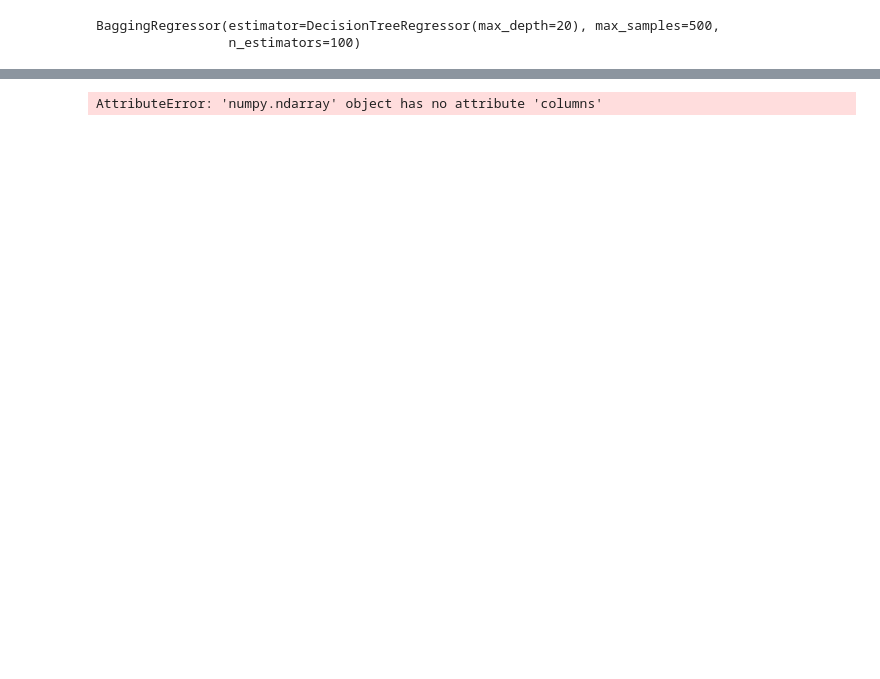
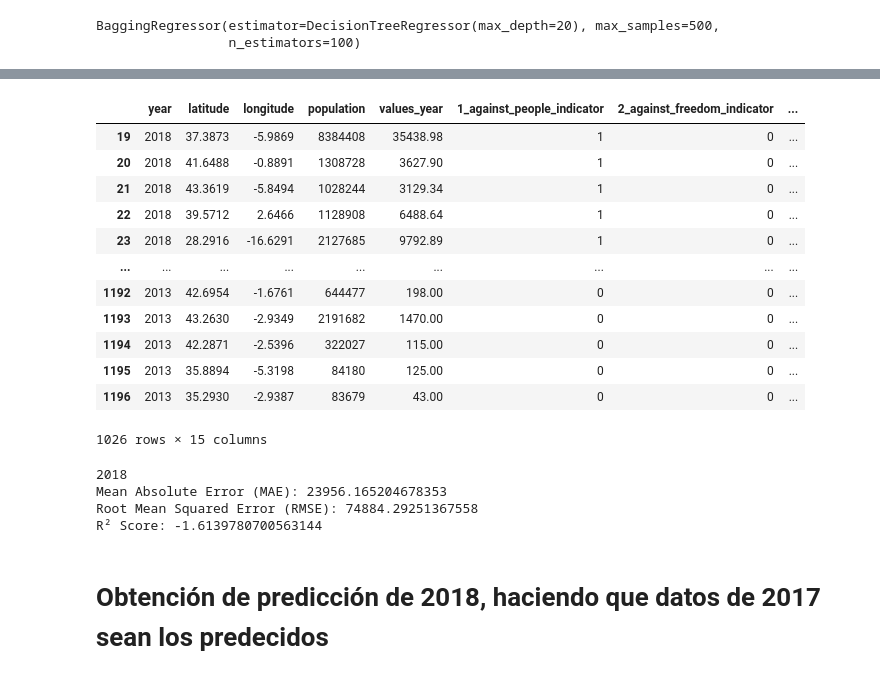
Before and after one commit to ivanalonsom/Project6, a Jupyter notebook: main.ipynb, the cells around one changed output, grey strips where cells are left out. Saved outputs shown, nothing was run; the diff lists cells and outputs as text; code cells hidden in the pictures; blank space fills up the shorter version.

```diff
--- a/main.ipynb
+++ b/main.ipynb
@@ -393,0 +179,59 @@ df_nuevo
+# %%
+df_2010_2018
+# %% [output]
+|  | year | latitude | longitude | population | values_year | 1_against_people_indicator | 2_against_freedom_indicator | ... |
+| 19 | 2018 | 37.3873 | -5.9869 | 8384408 | 35438.98 | 1 | 0 | ... |
+| 20 | 2018 | 41.6488 | -0.8891 | 1308728 | 3627.90 | 1 | 0 | ... |
+| 21 | 2018 | 43.3619 | -5.8494 | 1028244 | 3129.34 | 1 | 0 | ... |
+| 22 | 2018 | 39.5712 | 2.6466 | 1128908 | 6488.64 | 1 | 0 | ... |
+| 23 | 2018 | 28.2916 | -16.6291 | 2127685 | 9792.89 | 1 | 0 | ... |
+| ... | ... | ... | ... | ... | ... | ... | ... | ... |
+| 1192 | 2013 | 42.6954 | -1.6761 | 644477 | 198.00 | 0 | 0 | ... |
+| 1193 | 2013 | 43.2630 | -2.9349 | 2191682 | 1470.00 | 0 | 0 | ... |
+| 1194 | 2013 | 42.2871 | -2.5396 | 322027 | 115.00 | 0 | 0 | ... |
+| 1195 | 2013 | 35.8894 | -5.3198 | 84180 | 125.00 | 0 | 0 | ... |
+| 1196 | 2013 | 35.2930 | -2.9387 | 83679 | 43.00 | 0 | 0 | ... |
+1026 rows × 15 columns
+# %%
+future_years = [2018]
+
+features_nn = [
+    'year','latitude', 'longitude', 'population',
+    '1_against_people_indicator', '2_against_freedom_indicator',
+    '3_sexual_freedom_indicator', '4_family_relationships_indicator',
+    '5_property_crimes_indicator', '6_collective_security_indicator',
+    '7_forgeries_indicator', '8_public_administration_indicator',
+    '9_justice_administration_indicator', 'value_year_PCA'
+    ]
+
+df_try_1 = df_total_values_201017.copy()
+
+for year in future_years:
+    X_year = df_try_1[df_try_1['year'] == year - 1][features_nn]
+
+    y_pred_year = bagging_reg_norm.predict(X_year)
+
+    new_year_df = df_try_1[df_try_1['year']==year-1].copy()
+    new_year_df['year'] = year
+    new_year_df['values_year'] = y_pred_year
+
+    df_try_1 = pd.concat([df_try_1, new_year_df], ignore_index=True)
+
+    y_year = df_total_values_201819[df_total_values_201819['year'] == year]['values_year']
+
+    if not y_year.empty:
+        mae = mean_absolute_error(y_year, y_pred_year)
+        rmse = root_mean_squared_error(y_year, y_pred_year)
+        r2 = r2_score(y_year, y_pred_year)
+
+        print(f"{year}")
+        print(f"Mean Absolute Error (MAE): {mae}")
+        print(f"Root Mean Squared Error (RMSE): {rmse}")
+        print(f"R² Score: {r2}")
+# %% [output]
+2018
+Mean Absolute Error (MAE): 23956.165204678353
+Root Mean Squared Error (RMSE): 74884.29251367558
+R² Score: -1.6139780700563144
+# %% [markdown]
+# Obtención de predicción de 2018, haciendo que datos de 2017 sean los predecidos
@@ -404,10 +250,9 @@ X_train_norm_201017 = normalizer.fit_transform(X_train_201017)
 
 X_test_norm_18 = normalizer.transform(X_test_2018)
 # %%
-X_train_norm_201017 = pd.DataFrame(X_train_norm_201017, columns = X_train_norm_201017.columns)        # Vuelvo a dar formato de df
-X_test_2018 = pd.DataFrame(X_test_2018, columns = X_test_2018.columns)
+X_train_norm_201017 = pd.DataFrame(X_train_norm_201017, columns = X_train.columns)        # Vuelvo a dar formato de df
+
+X_test_2018 = pd.DataFrame(X_test_2018, columns = X_test.columns)
-# %% [output]
-AttributeError: 'numpy.ndarray' object has no attribute 'columns'
 # %%
 bagging_reg_norm_2018 = BaggingRegressor(DecisionTreeRegressor(max_depth=20),
                                n_estimators=100,
```
Also changed, not shown: parts of 43 cells of this notebook, 4 other files.
